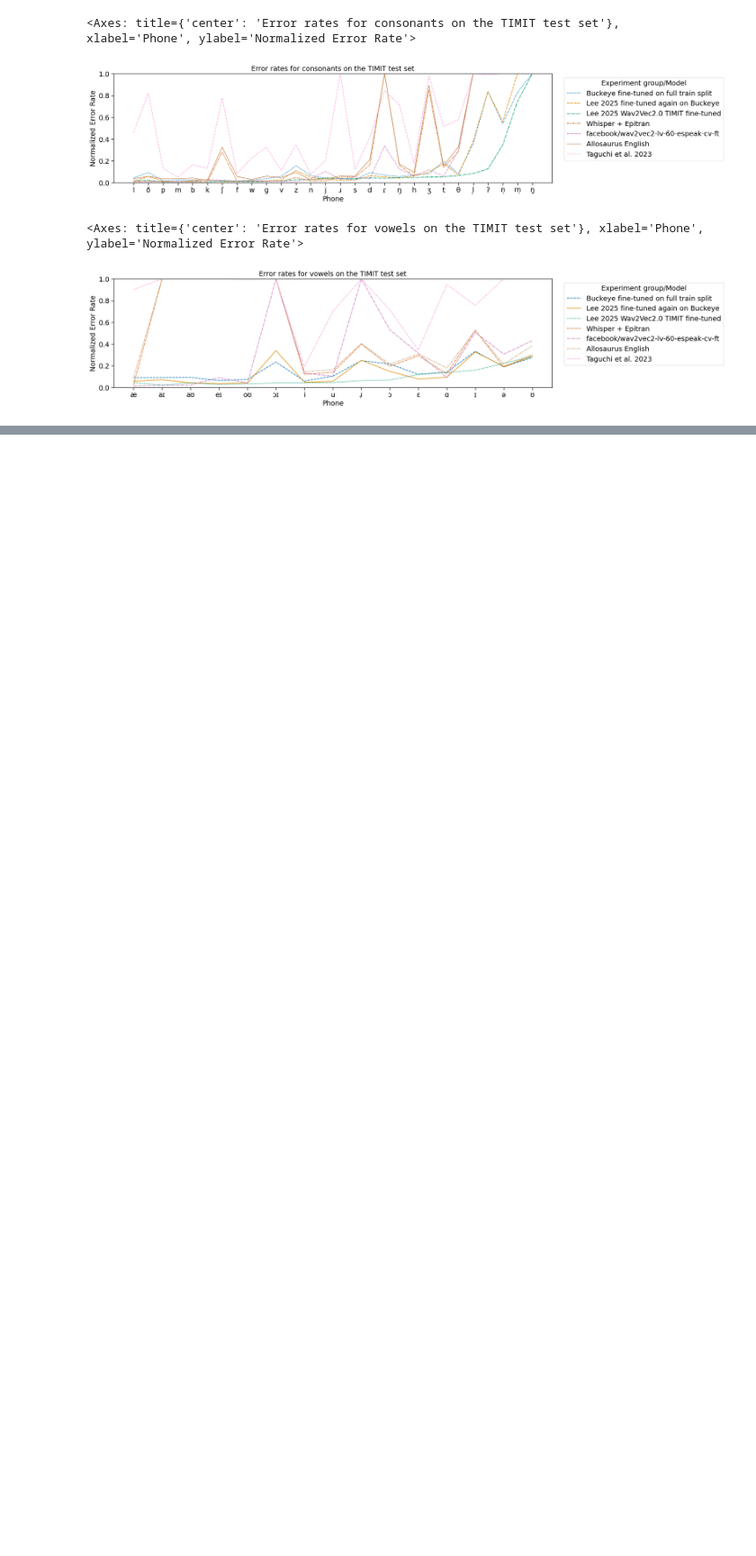
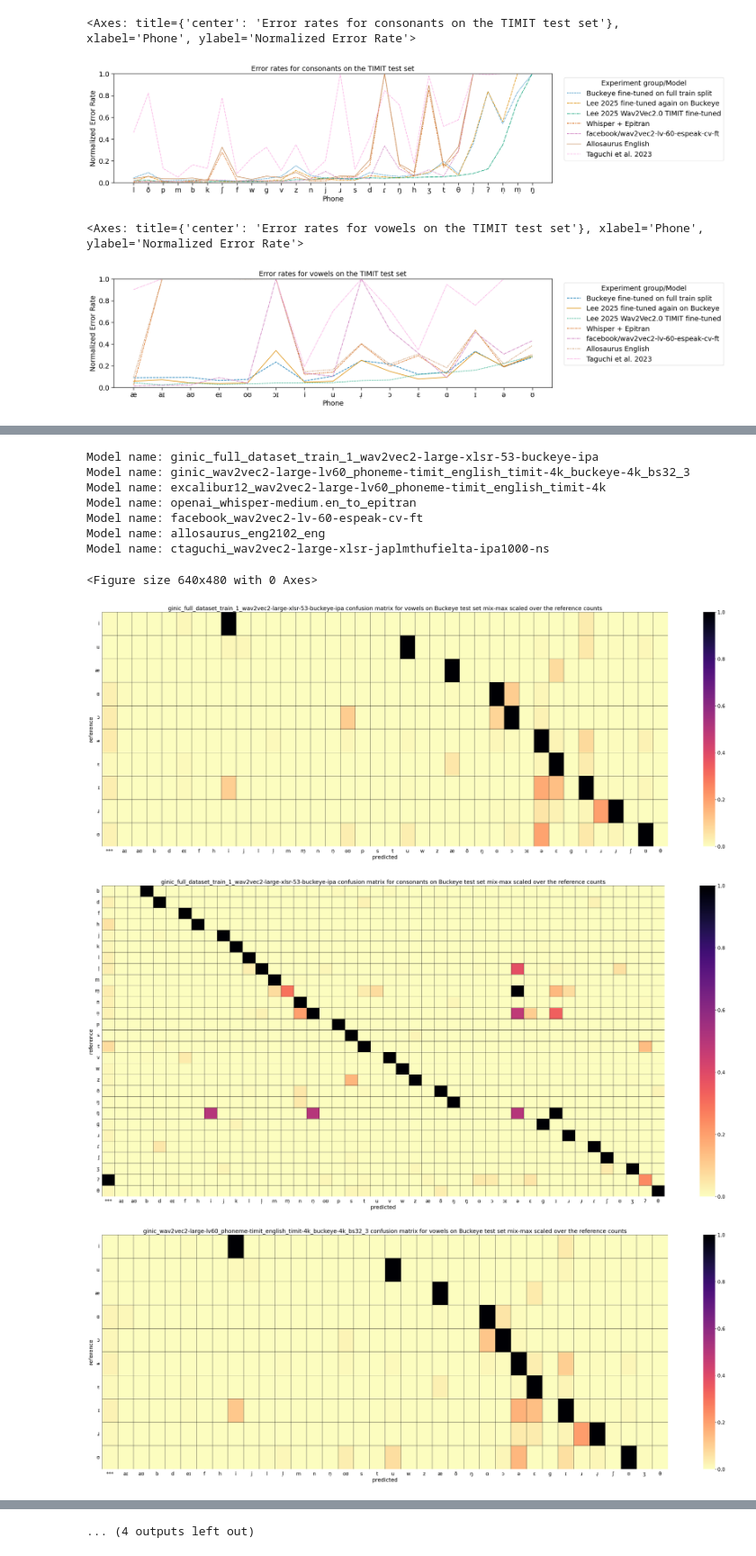
Before and after one commit to UMassCDS/wav2ipa, a Jupyter notebook: notebooks/amp_presentation/timit_evaluation_analysis_test_set_only_with_post_processing.ipynb, the cells around one changed output, grey strips where cells are left out. Shown at 90% size. Cells and saved outputs as stored; diff of their text form; code cells hidden in the pictures; blank space fills up the shorter version.

```diff
--- a/notebooks/amp_presentation/timit_evaluation_analysis_test_set_only_with_post_processing.ipynb
+++ b/notebooks/amp_presentation/timit_evaluation_analysis_test_set_only_with_post_processing.ipynb
@@ -504,0 +473,39 @@ g.fig.suptitle("Remaining TIMIT Vowels: Top 5 Wav2IPA Errors for each vowel", fo
+# %%
+plt.clf()
+for model_name in EVALUATOR.results_to_write.keys():
+    print("Model name:", model_name)
+    conf_matrix = EVALUATOR.get_token_confusion_matrix(model_name)
+    for (label, restriction) in [("vowels", TIMIT_VOWELS), ("consonants",TIMIT_CONSONANTS)]:
+        height=15
+        if label=="consonants":
+            height=20
+        if model_name == "ctaguchi_wav2vec2-large-xlsr-japlmthufielta-ipa1000-ns":
+            figsize = (55, height)
+        else:
+            figsize = (45, height)
+        multipa.visualization.plot_token_confusion_matrix(
+            conf_matrix,
+            f"{model_name} confusion matrix for {label} on Buckeye test set mix-max scaled over the reference counts",
+            reference_keys=restriction,
+            figsize=figsize,
+            #annot=True,
+            #fmt='.0f',
+            cmap="magma_r",
+            #cmap="Grays",
+            linewidth=0.5,
+            linecolor="black",
+            fontsize=20,
+            is_normalize_rows=True
+    )
+# %% [output]
+Model name: ginic_full_dataset_train_1_wav2vec2-large-xlsr-53-buckeye-ipa
+Model name: ginic_wav2vec2-large-lv60_phoneme-timit_english_timit-4k_buckeye-4k_bs32_3
+Model name: excalibur12_wav2vec2-large-lv60_phoneme-timit_english_timit-4k
+Model name: openai_whisper-medium.en_to_epitran
+Model name: facebook_wav2vec2-lv-60-espeak-cv-ft
+Model name: allosaurus_eng2102_eng
+Model name: ctaguchi_wav2vec2-large-xlsr-japlmthufielta-ipa1000-ns
+<Figure size 640x480 with 0 Axes>
+[figure, added]
+[figure, added]
+[figure, added]
@@ -504,0 +519 @@ g.fig.suptitle("Remaining TIMIT Vowels: Top 5 Wav2IPA Errors for each vowel", fo
+... (4 outputs left out)
```
Also changed, not shown: parts of 11 cells of this notebook, 29 other files.
